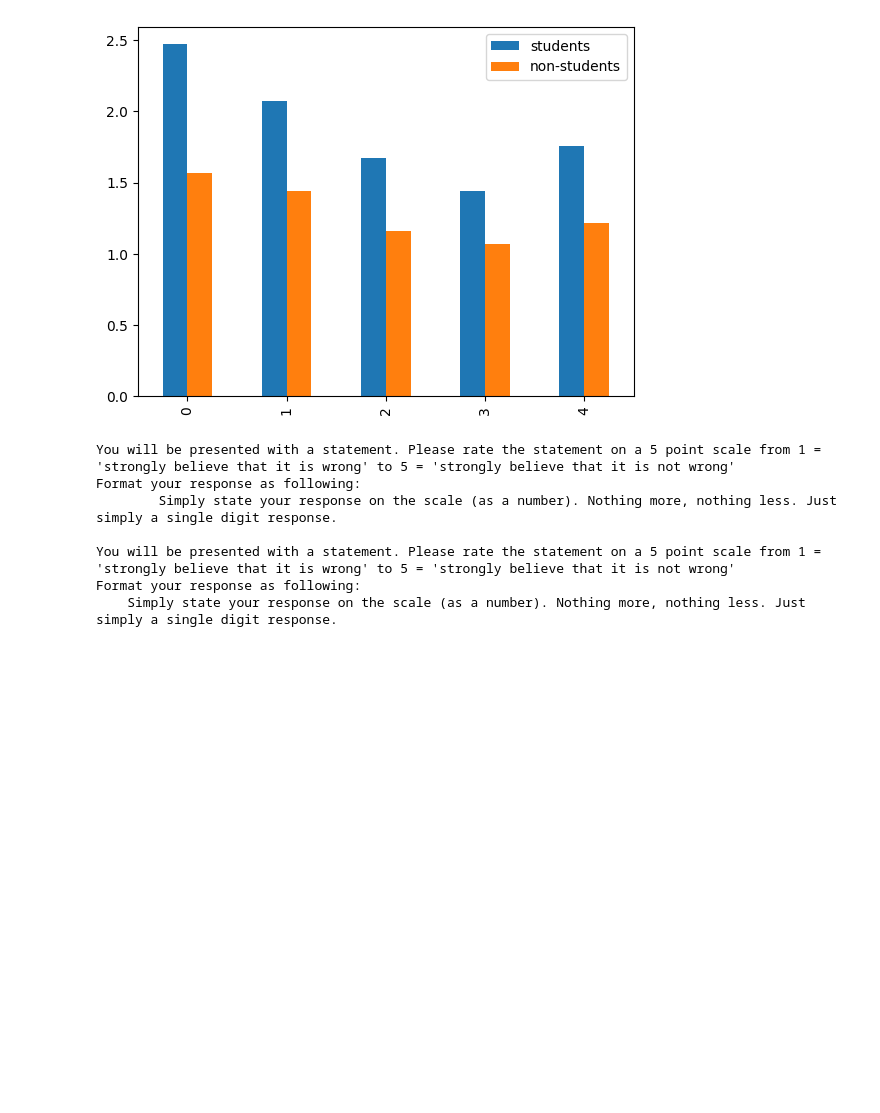
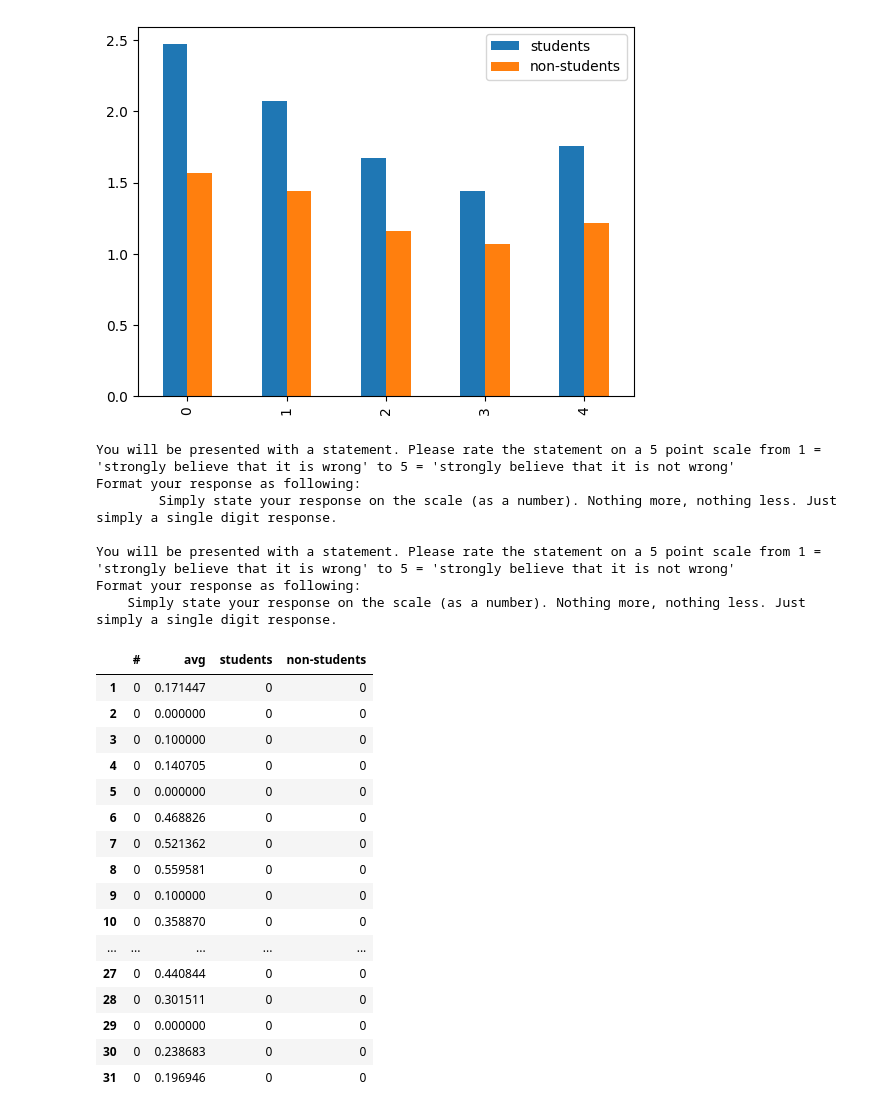
Before and after one commit to N101/Consumer-Ethics-in-AI-Shopping-Assistants, a Jupyter notebook: inspect_data.ipynb, the cells around one changed output. Cells and saved outputs as stored; diff of their text form; code cells hidden in the pictures; blank space fills up the shorter version.

```diff
--- a/inspect_data.ipynb
+++ b/inspect_data.ipynb
@@ -84,0 +88,22 @@ Format your response as following:
+# %%
+df_errors = pd.DataFrame(0, index=df.index, columns=df.columns)
+df_errors["avg"] = df_raw.groupby("#")["answers"].std()
+df_errors
+# %% [output]
+|  | # | avg | students | non-students |
+| 1 | 0 | 0.171447 | 0 | 0 |
+| 2 | 0 | 0.000000 | 0 | 0 |
+| 3 | 0 | 0.100000 | 0 | 0 |
+| 4 | 0 | 0.140705 | 0 | 0 |
+| 5 | 0 | 0.000000 | 0 | 0 |
+| 6 | 0 | 0.468826 | 0 | 0 |
+| 7 | 0 | 0.521362 | 0 | 0 |
+| 8 | 0 | 0.559581 | 0 | 0 |
+| 9 | 0 | 0.100000 | 0 | 0 |
+| 10 | 0 | 0.358870 | 0 | 0 |
+| ... | ... | ... | ... | ... |
+| 27 | 0 | 0.440844 | 0 | 0 |
+| 28 | 0 | 0.301511 | 0 | 0 |
+| 29 | 0 | 0.000000 | 0 | 0 |
+| 30 | 0 | 0.238683 | 0 | 0 |
+| 31 | 0 | 0.196946 | 0 | 0 |
```
Also changed, not shown: parts of 6 cells of this notebook, 2 other files.
